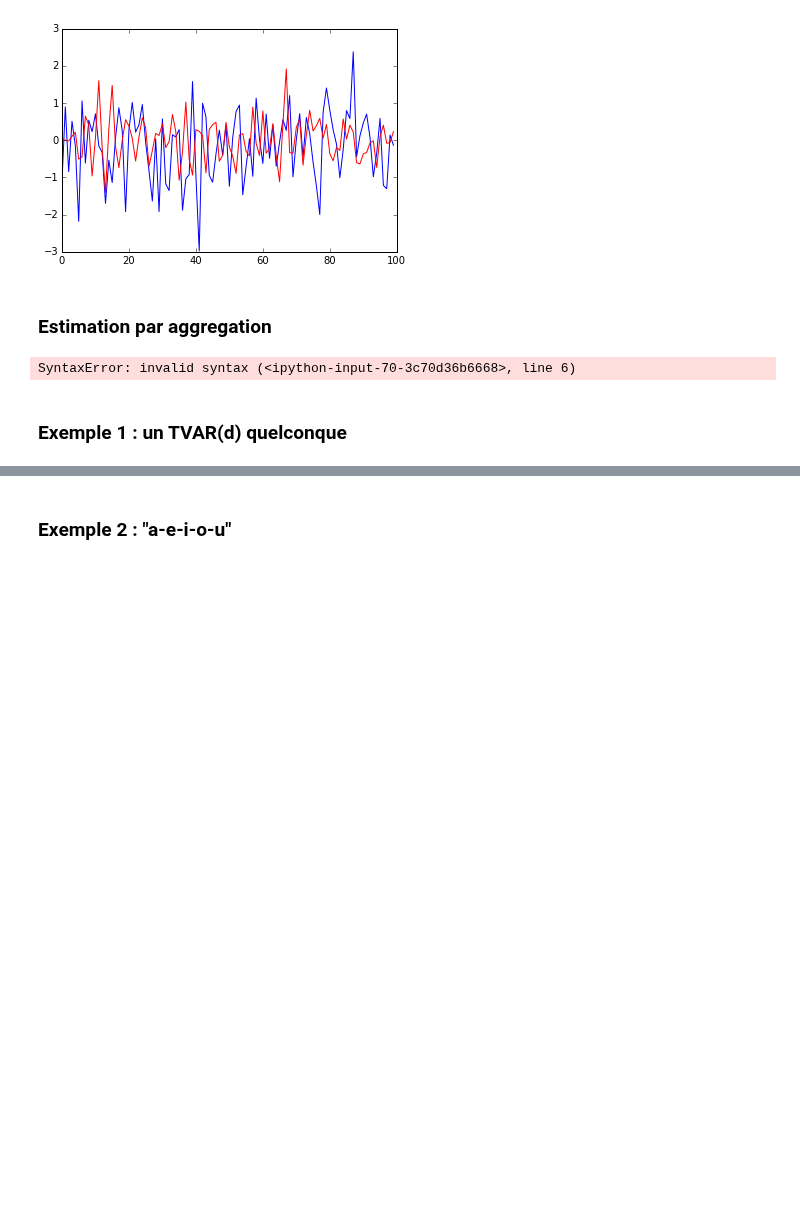
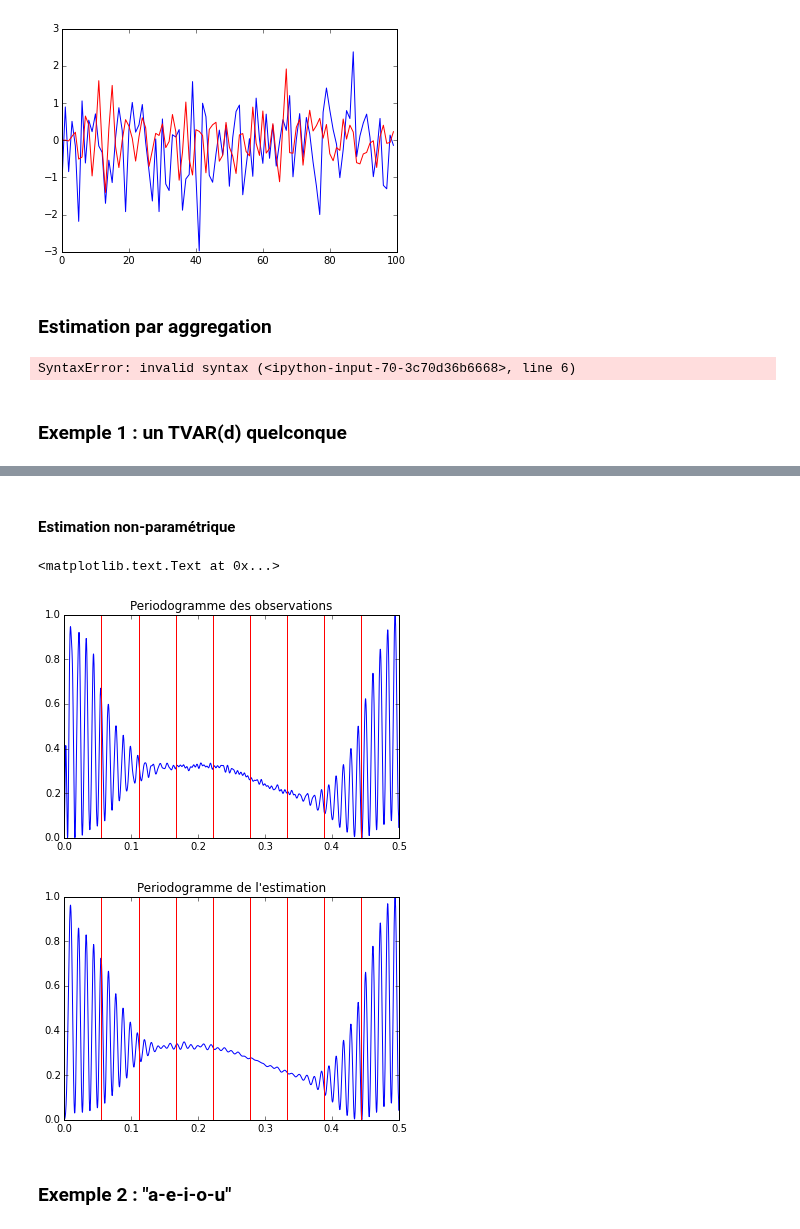
Before and after one commit to jngod2011/TVAR_Prediction, a Jupyter notebook: TVAR_d.ipynb, the cells around one changed output, grey strips where cells are left out. Cells and saved outputs as stored; diff of their text form; code cells hidden in the pictures; blank space fills up the shorter version.

```diff
--- a/TVAR_d.ipynb
+++ b/TVAR_d.ipynb
@@ -198,2 +215,29 @@ TypeError: 'matrix' object is not callable
+# %% [markdown]
+#### Estimation non-paramétrique
+# %%
+from scipy.signal import periodogram
+
+N = 2**12
+
+f, Pxx = periodogram(X, nfft = N)
+f, Pxx_est = periodogram(X_est, nfft = N)
+
+plt.figure()
+plt.plot(f, Pxx/np.max(abs(Pxx)), 'b', label ='vraie DSP')
+for k in np.arange(d):
+    if angles[k] >= 0 and angles[k] < 0.5:
+        plt.axvline(x=angles[k], ymin=0, ymax=1, linewidth=1, color = 'r')
+plt.title("Periodogramme des observations")
+
+plt.figure()
+plt.plot(f, Pxx_est/np.max(abs(Pxx_est)), 'b', label = 'DSP estimee')
+for k in np.arange(d):
+    if angles[k] >= 0 and angles[k] < 0.5:
+        plt.axvline(x=angles[k], ymin=0, ymax=1, linewidth=1, color = 'r')
+plt.title("Periodogramme de l'estimation")
+# %% [output]
+<matplotlib.text.Text at 0x...>
+[figure, added]
+[figure, added]
 # %% [markdown]
 ### Exemple 2 : "a-e-i-o-u"
```
Also changed, not shown: parts of 6 cells of this notebook.
